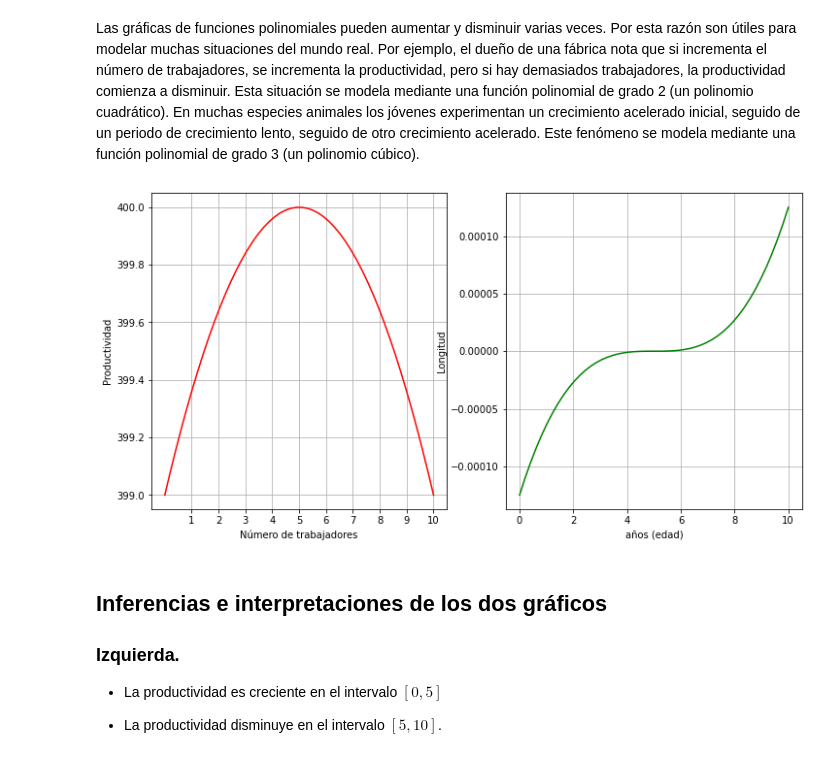
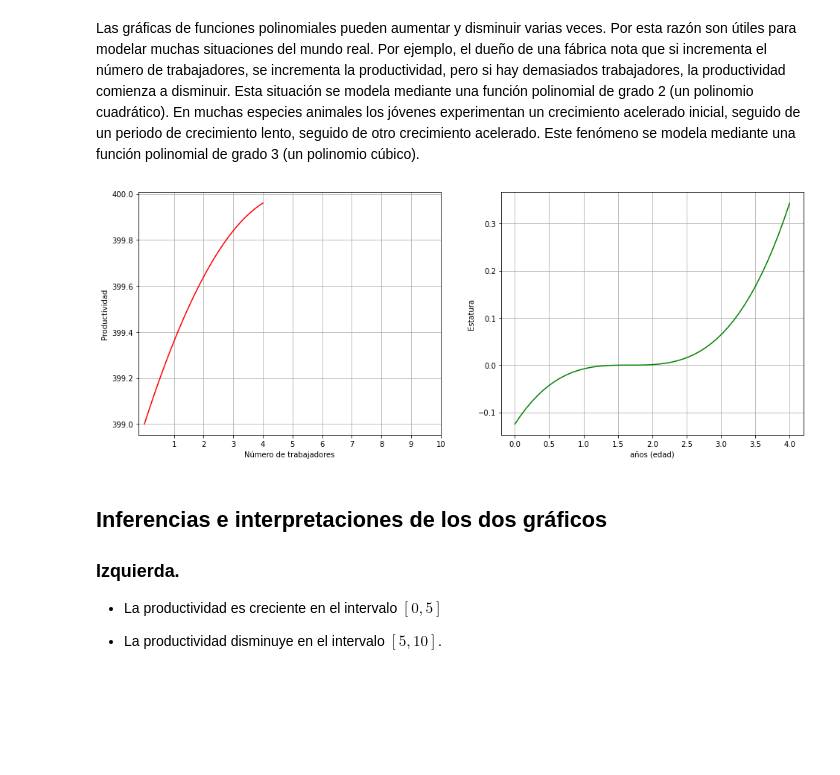
Before and after one commit to marco-canas/fundamentos_de_las_matematicas, a Jupyter notebook: clases/3_funciones/funciones_polinomiales/poli_modelacion_1.ipynb, the cells around one changed output. Cells and saved outputs as stored; diff of their text form; code cells hidden in the pictures; blank space fills up the shorter version.

```diff
--- a/clases/3_funciones/funciones_polinomiales/poli_modelacion_1.ipynb
+++ b/clases/3_funciones/funciones_polinomiales/poli_modelacion_1.ipynb
@@ -36,28 +36,28 @@ una función polinomial de grado 3 (un polinomio cúbico).
 # %%
 import numpy as np
 import matplotlib.pyplot as plt
 
-fig, ax = plt.subplots(1,2, figsize = (12, 6))
+fig, ax = plt.subplots(1,2, figsize = (16, 6))
 # ojo, debes especificar las dimensiones del arreglo matricial de graficos
-x = np.linspace(0,10)
+x = np.linspace(0,4)
 
 ax[0].plot(x, -(0.2*x-1)**2 + 400, 'r-')
 ax[0].set(xlabel = 'Número de trabajadores', ylabel = 'Productividad', \
     xticks = np.arange(1,11))
 ax[0].grid()
 
 
-
-ax[1].plot(x,(0.01*(x-5))**3, 'g-')
-ax[1].set(xlabel = 'años (edad)', ylabel = 'Longitud')
+# segundo gráfico
+ax[1].plot(x,(0.1*(3*x-5))**3, 'g-')
+ax[1].set(xlabel = 'años (edad)', ylabel = 'Estatura')
 ax[1].grid()
 
 
 plt.savefig('cuadratica_cubica.jpg')
 
 plt.show()
 # %% [output]
-[figure, old version]
+[figure, new version]
 # %% [markdown]
 ## Inferencias e interpretaciones de los dos gráficos
 
```
Also changed, not shown: parts of 32 cells of this notebook, 2 other files.
